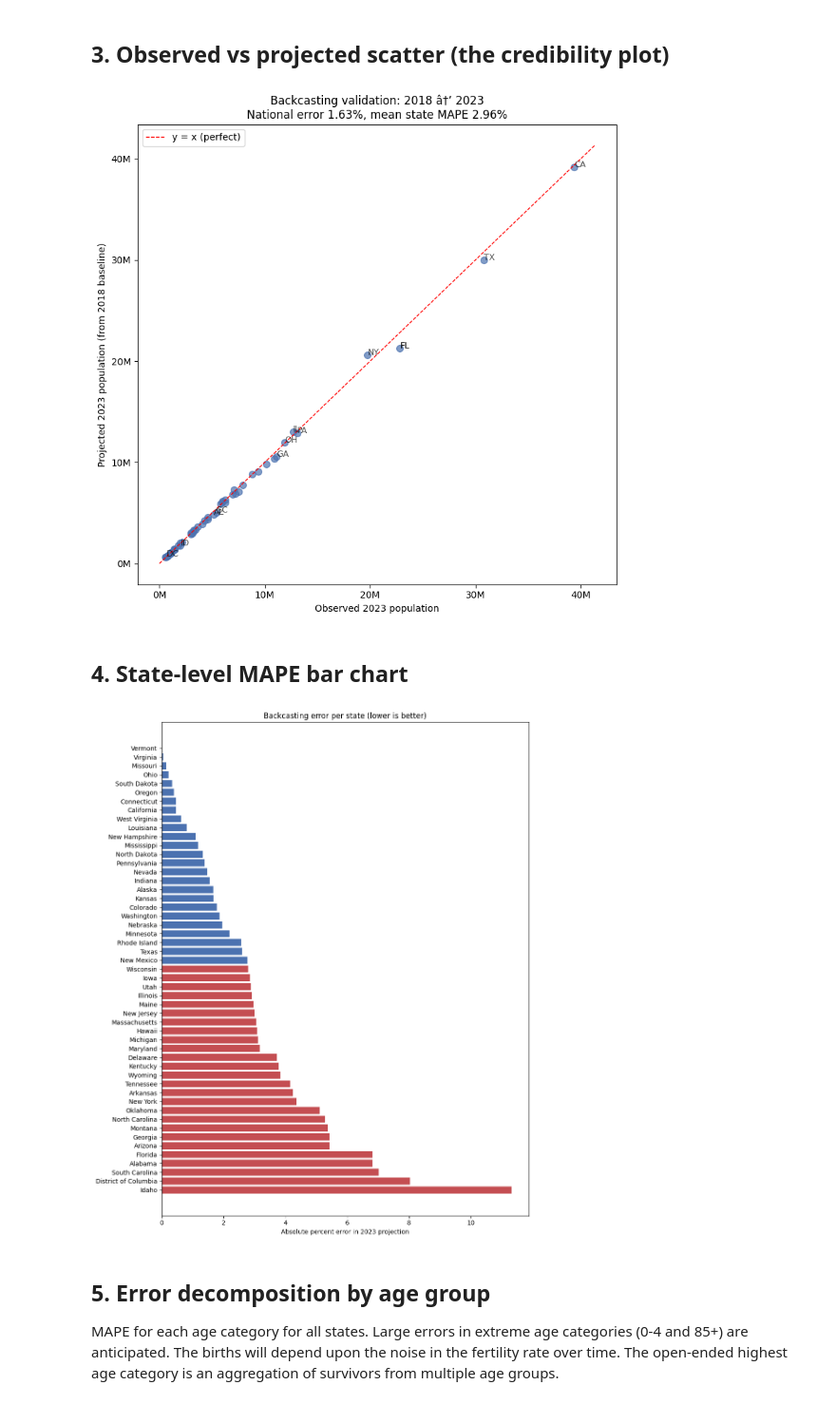
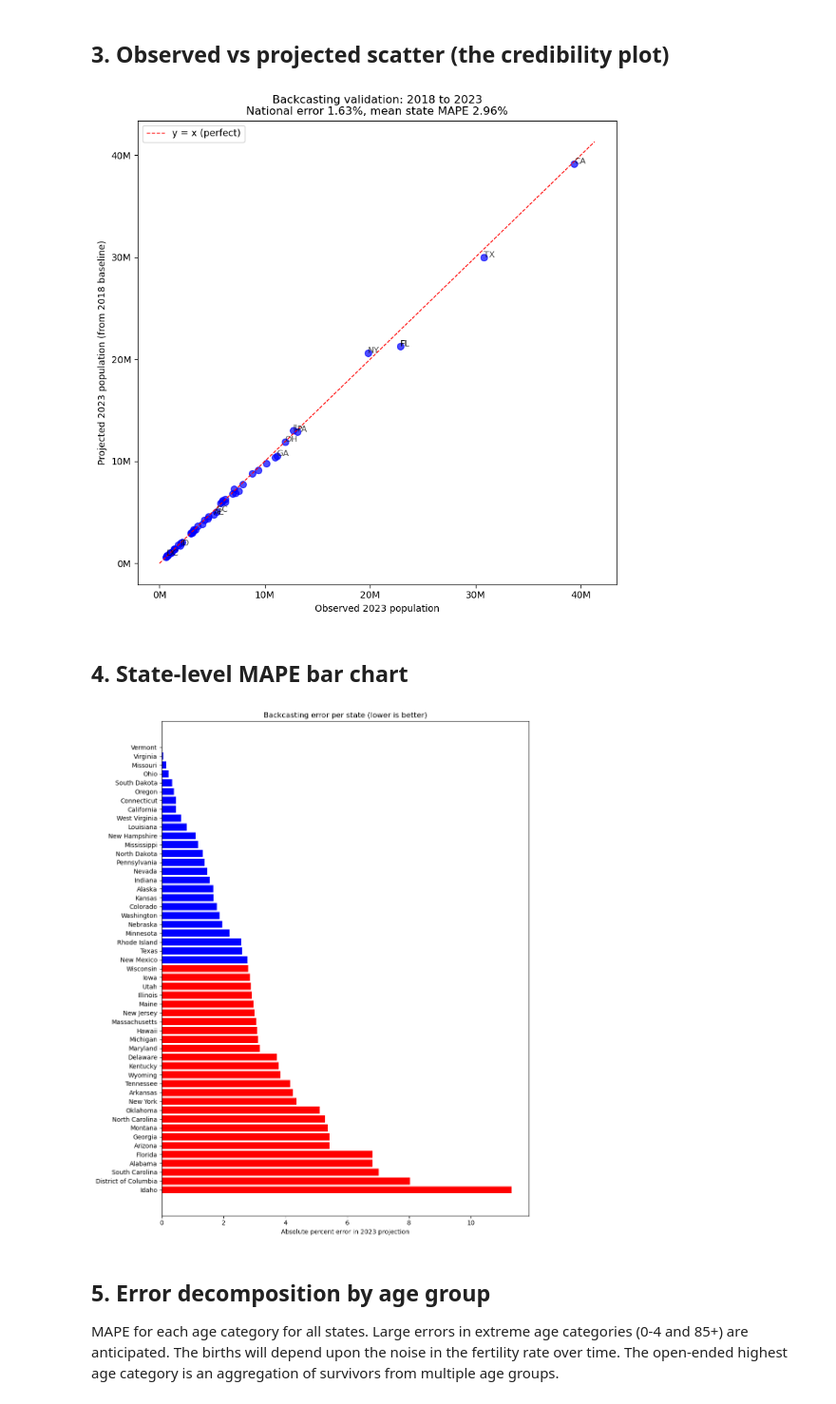
Before and after one commit to mlb431-rutgers/cs210-national_projection, a Jupyter notebook: notebooks/05_backcasting_validation.ipynb, the cells around one changed output. Shown at 95% size. Drawn from its saved outputs; the diff is of its cells as text; code cells hidden in the pictures.

```diff
--- a/notebooks/05_backcasting_validation.ipynb
+++ b/notebooks/05_backcasting_validation.ipynb
@@ -110,7 +112,7 @@ District of Columbia     740820    685767     8.027945
 ## 3. Observed vs projected scatter (the credibility plot)
 # %%
 fig, ax = plt.subplots(figsize=(8, 8))
-ax.scatter(state_tot['observed'], state_tot['projected'], alpha=0.7, s=50, color='#4C72B0')
+ax.scatter(state_tot['observed'], state_tot['projected'], alpha=0.7, s=50, color='blue')
 lim = max(state_tot['observed'].max(), state_tot['projected'].max()) * 1.05
 ax.plot([0, lim], [0, lim], 'r--', linewidth=1, label='y = x (perfect)')
 for _, r in state_tot.nlargest(5, 'abs_pct_err').iterrows():
@@ -122,7 +124,7 @@ for _, r in state_tot.nlargest(8, 'observed').iterrows():
                 fontsize=9, alpha=0.7)
 ax.set_xlabel('Observed 2023 population')
 ax.set_ylabel('Projected 2023 population (from 2018 baseline)')
-ax.set_title(f'Backcasting validation: 2018 â†’ 2023\nNational error {national_pct_err:.2f}%, mean state MAPE {national_mape_states:.2f}%')
+ax.set_title(f'Backcasting validation: 2018 to 2023\nNational error {national_pct_err:.2f}%, mean state MAPE {national_mape_states:.2f}%')
 ax.xaxis.set_major_formatter(plt.FuncFormatter(lambda x, _: f'{int(x/1e6)}M'))
 ax.yaxis.set_major_formatter(plt.FuncFormatter(lambda x, _: f'{int(x/1e6)}M'))
 ax.legend()
@@ -130,22 +132,22 @@ plt.tight_layout()
 plt.savefig(PLOTS_DIR / 'backcast_scatter.png', dpi=120)
 plt.show()
 # %% [output]
-[figure, old version]
+[figure, new version]
 # %% [markdown]
 ## 4. State-level MAPE bar chart
 # %%
 ranked = state_tot.sort_values('abs_pct_err').reset_index(drop=True)
 fig, ax = plt.subplots(figsize=(10, 12))
-colors = ['#4C72B0' if v < ranked['abs_pct_err'].median() else '#C44E52' for v in ranked['abs_pct_err']]
+colors = ['blue' if v < ranked['abs_pct_err'].median() else 'red' for v in ranked['abs_pct_err']]
 ax.barh(ranked['state_name'], ranked['abs_pct_err'], color=colors)
 ax.set_xlabel('Absolute percent error in 2023 projection')
 ax.set_title('Backcasting error per state (lower is better)')
 ax.invert_yaxis()
 plt.tight_layout()
 plt.savefig(PLOTS_DIR / 'backcast_state_bars.png', dpi=120)
 plt.show()
 # %% [output]
-[figure, old version]
+[figure, new version]
 # %% [markdown]
 ## 5. Error decomposition by age group
 
```
Also changed, not shown: parts of 4 cells of this notebook, 3 other files.
